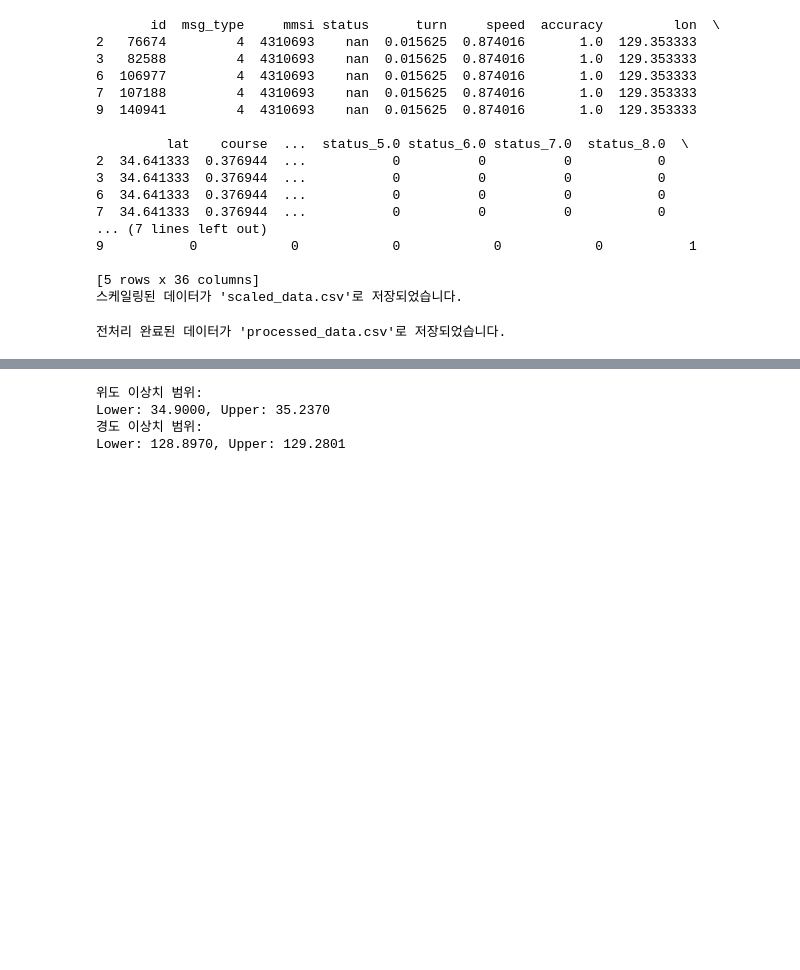
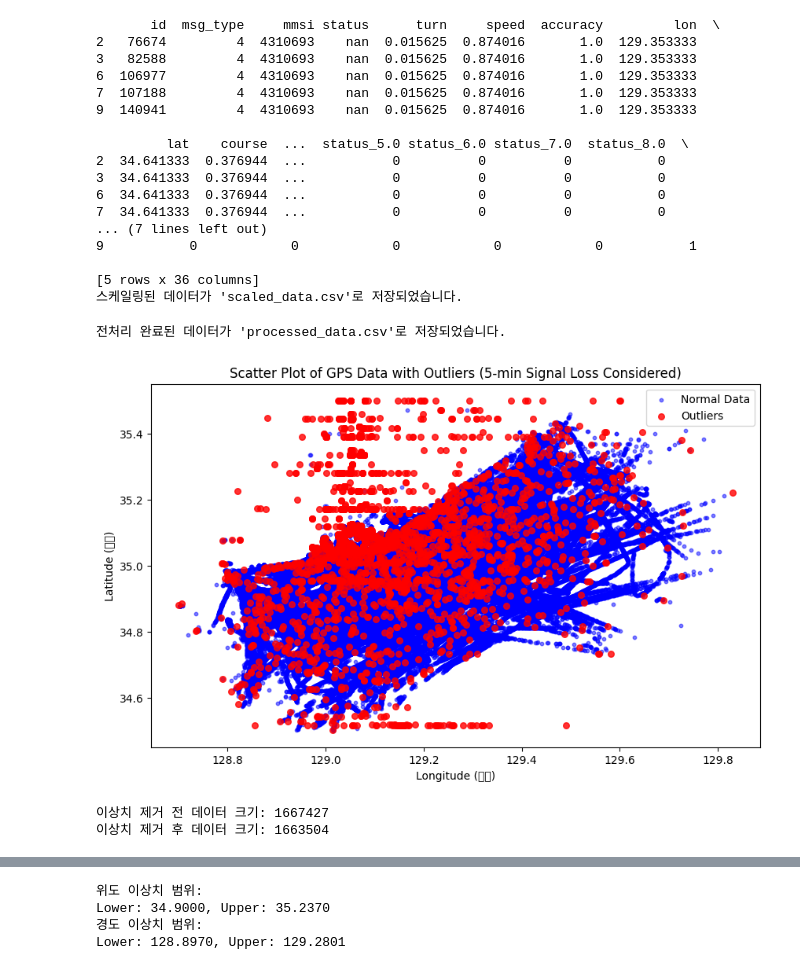
Before and after one commit to jinwook525/AIproject, a Jupyter notebook: preprocessing.ipynb, the cells around one changed output, grey strips where cells are left out. Saved outputs shown, nothing was run; the diff lists cells and outputs as text; code cells hidden in the pictures; blank space fills up the shorter version.

```diff
--- a/preprocessing.ipynb
+++ b/preprocessing.ipynb
@@ -594,3 +591,69 @@ print(df_cleaned.head())
 
 # 정제된 데이터 저장 (선택)
 df_cleaned.to_csv("../document/cleaned_data.csv", index=False)
+# %%
+import numpy as np
+import pandas as pd
+import matplotlib.pyplot as plt
+from geopy.distance import geodesic  # 두 좌표 사이 거리 계산
+
+def calculate_haversine(lat1, lon1, lat2, lon2):
+    """ 위도(lat)와 경도(lon)를 이용해 두 지점 사이의 거리를 계산 (단위: km) """
+    if np.isnan(lat1) or np.isnan(lon1) or np.isnan(lat2) or np.isnan(lon2):
+        return np.nan  # NaN이 있는 경우 거리를 NaN으로 설정
+    return geodesic((lat1, lon1), (lat2, lon2)).km
+
+# 데이터 불러오기
+data = pd.read_csv("../document/cleaned_data.csv")
+
+# datetime 변환 및 시간 간격 계산
+data["created_at"] = pd.to_datetime(data["created_at"])
+data["time_diff"] = data["created_at"].diff().dt.total_seconds()  # 시간 간격 (초 단위)
+
+# 이전 위도, 경도 추가 (이동 거리 계산용)
+data["prev_lat"] = data["lat"].shift(1)
+data["prev_lon"] = data["lon"].shift(1)
+
+# 이동 거리 계산 (NaN 처리는 유지)
+data["distance"] = data.apply(lambda row: calculate_haversine(row["prev_lat"], row["prev_lon"], row["lat"], row["lon"]), axis=1)
+
+# 신호 소실 여부 탐지 (5분 = 300초 이상 데이터가 끊겼으면 신호 소실)
+data["signal_loss"] = data["time_diff"] > 300
+
+# 이상치 탐지 기준 (예: 5km 이상 이동하면 이상치)
+threshold = 5  # km
+
+# 🚨 신호 소실(5분) 후 첫 번째 점프는 이상치에서 제외
+data["outlier"] = (data["distance"] > threshold) & (~data["signal_loss"].shift(1).fillna(False))
+
+plt.figure(figsize=(10, 6))
+
+# 정상 데이터 (파란색)
+plt.scatter(data[data["outlier"] == False]["lon"],
+            data[data["outlier"] == False]["lat"],
+            label="Normal Data", alpha=0.5, c="blue", s=10)
+
+# 이상치 (빨간색)
+plt.scatter(data[data["outlier"] == True]["lon"],
+            data[data["outlier"] == True]["lat"],
+            label="Outliers", alpha=0.8, c="red", s=30)
+
+plt.xlabel("Longitude (경도)")
+plt.ylabel("Latitude (위도)")
+plt.title("Scatter Plot of GPS Data with Outliers (5-min Signal Loss Considered)")
+plt.legend()
+plt.show()
+# %% [output]
+[figure, added]
+# %%
+# 이상치 제거 (보간 없이 NaN 유지)
+data_cleaned = data[data["outlier"] == False].drop(columns=["prev_lat", "prev_lon", "distance", "outlier", "signal_loss", "time_diff"])
+
+# 전처리된 데이터 저장
+data_cleaned.to_csv("../document/cleaned_data_no_outliers.csv", index=False)
+
+print(f"이상치 제거 전 데이터 크기: {len(data)}")
+print(f"이상치 제거 후 데이터 크기: {len(data_cleaned)}")
+# %% [output]
+이상치 제거 전 데이터 크기: 1667427
+이상치 제거 후 데이터 크기: 1663504
```
Also changed, not shown: parts of 2 cells of this notebook, 10 other files.
